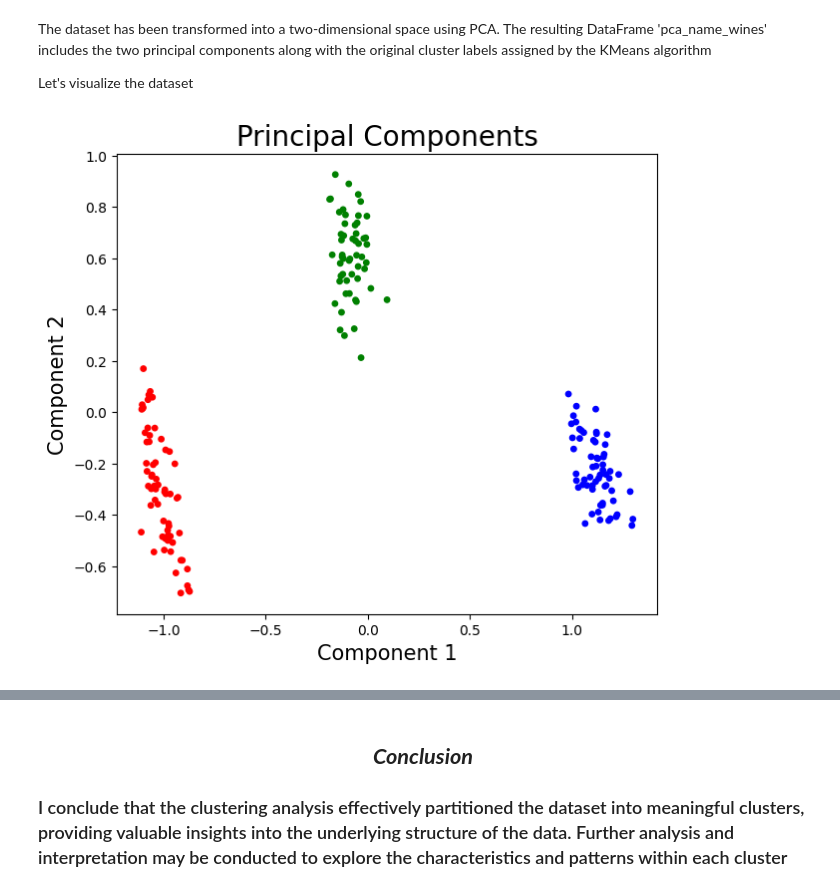
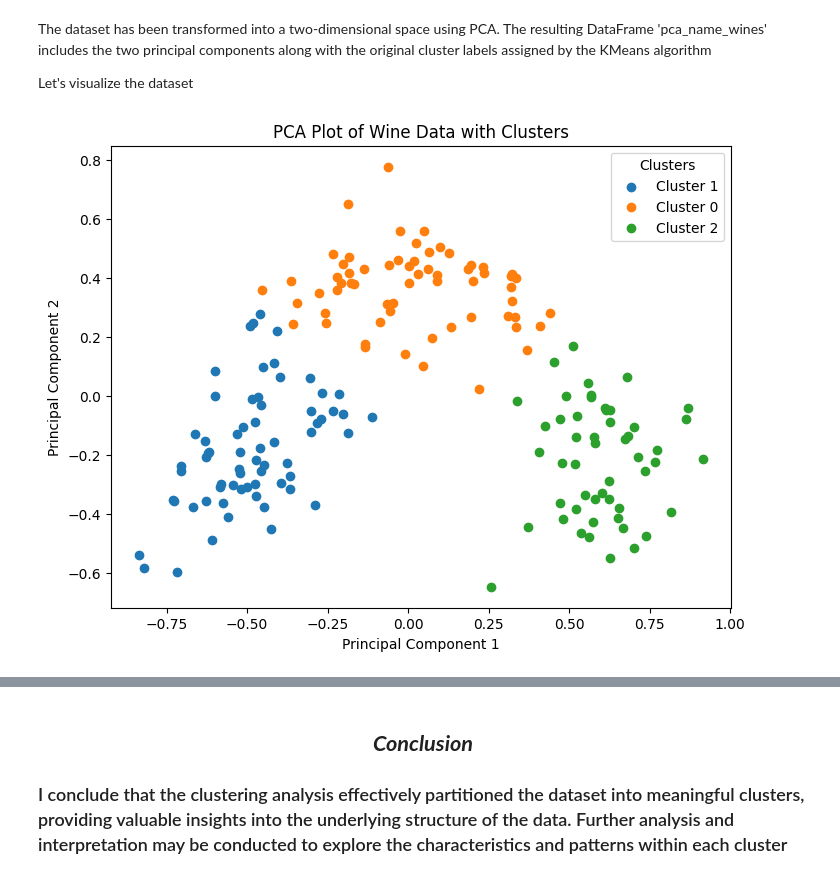
Before and after one commit to Gabrielnm7/Wine-Clustering, a Jupyter notebook: EDA.ipynb, the cells around one changed output, grey strips where cells are left out. Cells and saved outputs as stored; diff of their text form; code cells hidden in the pictures.

```diff
--- a/EDA.ipynb
+++ b/EDA.ipynb
@@ -207,20 +298,24 @@ pca_name_wines = pd.concat([pca_wines_df,data_normalized[["KMeans_Clusters"]]],a
 The dataset has been transformed into a two-dimensional space using PCA. The resulting DataFrame 'pca_name_wines' includes the two principal components along with the original cluster labels assigned by the KMeans algorithm
 
 Let's visualize the dataset
-# %%
-fig = plt.figure(figsize=(7,6))
-
-ax = fig.add_subplot(1,1,1)
-ax.set_xlabel("Component 1",fontsize = 15)
-ax.set_ylabel("Component 2",fontsize = 15)
-ax.set_title("Principal Components",fontsize = 20)
-
-color_theme = np.array(["blue","green","red"])
-ax.scatter(x = pca_name_wines.Component_1,
-           y = pca_name_wines.Component_2,
-           c=color_theme[pca_name_wines.KMeans_Clusters],
-           s = 15)
-
-plt.show()
-# %% [output]
-[figure, removed]
+# %%
+# FIrst, we separate features and labels
+X = data_normalized.drop(columns=['KMeans_Clusters'])  # Assuming the last column is 'KMeans_Clusters'
+y = data_normalized['KMeans_Clusters']
+
+# Then we Perform PCA
+pca = PCA(n_components=2)
+X_pca = pca.fit_transform(X)
+
+# and plot the transformed data points with different colors for each cluster
+plt.figure(figsize=(8, 6))
+for cluster_label in y.unique():
+    plt.scatter(X_pca[y == cluster_label, 0], X_pca[y == cluster_label, 1], label=f'Cluster {cluster_label}')
+
+plt.legend(title='Clusters')
+plt.xlabel('Principal Component 1')
+plt.ylabel('Principal Component 2')
+plt.title('PCA Plot of Wine Data with Clusters')
+plt.show()
+# %% [output]
+[figure, added]
```
Also changed, not shown: parts of 16 cells of this notebook.
